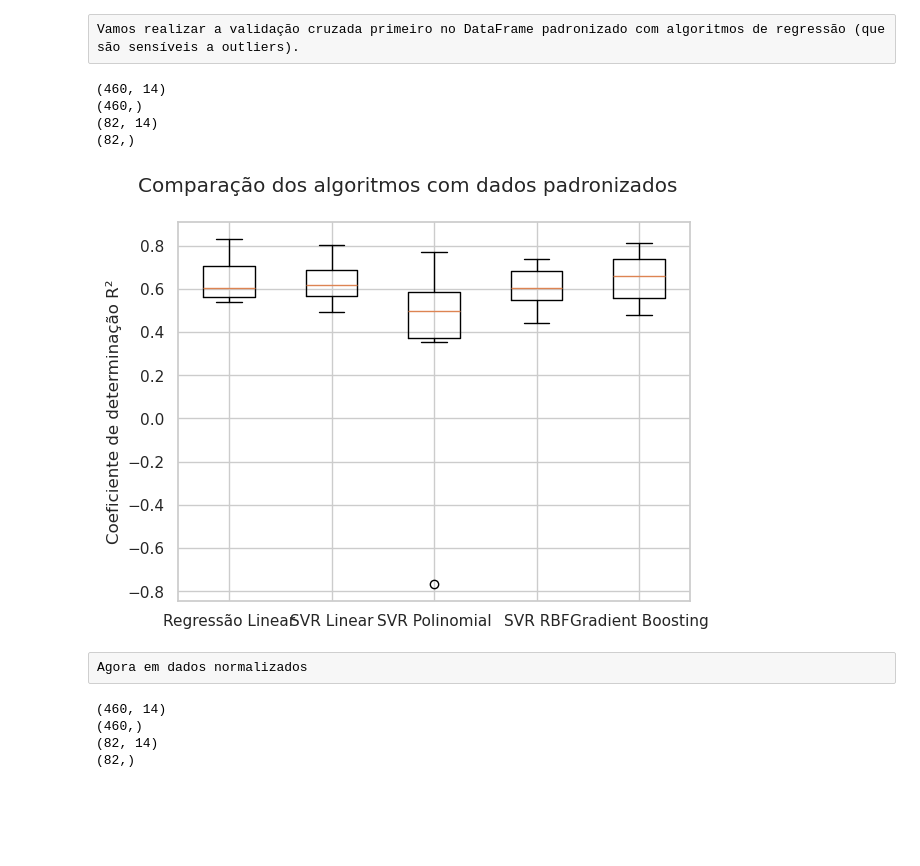
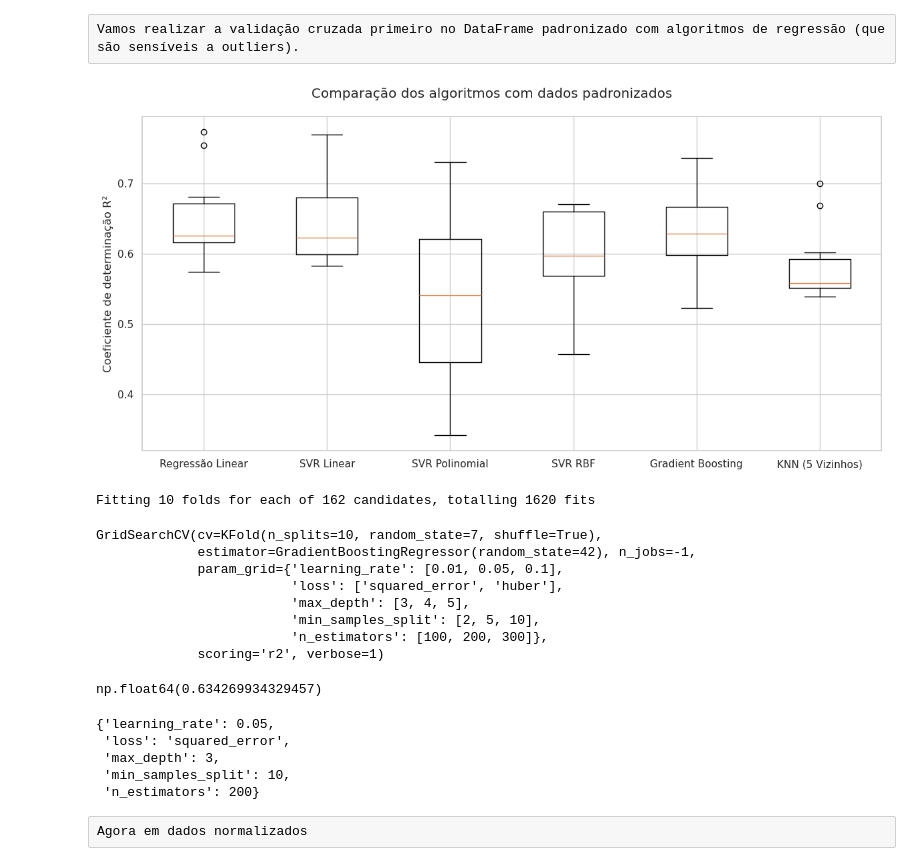
Before and after one commit to hugogsmendes/Houses-prediction, a Jupyter notebook: models_ml/model.ipynb, the cells around one changed output. Cells and saved outputs as stored; diff of their text form; code cells hidden in the pictures; blank space fills up the shorter version.

Commit message:
Ainda na etapa de escolha do melhor modelo

```diff
--- a/models_ml/model.ipynb
+++ b/models_ml/model.ipynb
@@ -657,30 +659,18 @@ plt.show()
 # %% [raw]
 Vamos realizar a validação cruzada primeiro no DataFrame padronizado com algoritmos de regressão (que são sensíveis a outliers).
 # %%
-# Dividindo conjunto de treino e teste
-X = df_limpo_padronizado.drop(columns="preco").values
-Y = df_limpo_padronizado["preco"].values
-
-X_train, X_test, Y_train, Y_test = train_test_split(X, Y, test_size=0.15, random_state=7)
-
-print(X_train.shape)
-print(Y_train.shape)
-
-print(X_test.shape)
-print(Y_test.shape)
+# Dividindo as variáveis
+X_padronizado = df_limpo_padronizado.drop(columns="preco").values # variáveis independentes
+Y_padronizado = df_limpo_padronizado["preco"].values # variável alvo
-# %% [output]
-(460, 14)
-(460,)
-(82, 14)
-(82,)
 # %%
-# Algoritmos de regressão
+# Algoritmos
 models_linear = []
 models_linear.append(("Regressão Linear", LinearRegression()))
 models_linear.append(("SVR Linear", SVR(kernel="linear")))
 models_linear.append(("SVR Polinomial", SVR(kernel="poly")))
 models_linear.append(("SVR RBF", SVR(kernel="rbf")))
 models_linear.append(("Gradient Boosting", GradientBoostingRegressor(random_state=42)))
+models_linear.append(("KNN (5 Vizinhos)", KNeighborsRegressor(n_neighbors=5)))
 # %%
 kfold = KFold(n_splits=10, shuffle=True, random_state=7) # Criando o Kfold
 # %%
@@ -688,18 +678,18 @@ kfold = KFold(n_splits=10, shuffle=True, random_state=7) # Criando o Kfold
 results = []
 names = []
 for name, model in models_linear:
-    results.append(cross_val_score(model, X_train, Y_train, cv=kfold,
+    results.append(cross_val_score(model, X_padronizado, Y_padronizado, cv=kfold,
                                scoring="r2"))
     names.append(name)
 # %%
 # Comparação dos Algoritmos
-fig = plt.figure()
+fig = plt.figure(figsize=(12,6))
 fig.suptitle("Comparação dos algoritmos com dados padronizados")
 ax = fig.add_subplot(111)
 plt.boxplot(results)
 ax.set_xticklabels(names)
 plt.ylabel("Coeficiente de determinação R²")
 plt.tight_layout()
 plt.show()
 # %% [output]
-[figure, old version]
+[figure, new version]
@@ -706,22 +716,33 @@ plt.show()
+# %%
+# Executando a busca
+grid_search.fit(X_padronizado, Y_padronizado)
+# %% [output]
+Fitting 10 folds for each of 162 candidates, totalling 1620 fits
+GridSearchCV(cv=KFold(n_splits=10, random_state=7, shuffle=True),
+             estimator=GradientBoostingRegressor(random_state=42), n_jobs=-1,
+             param_grid={'learning_rate': [0.01, 0.05, 0.1],
+                         'loss': ['squared_error', 'huber'],
+                         'max_depth': [3, 4, 5],
+                         'min_samples_split': [2, 5, 10],
+                         'n_estimators': [100, 200, 300]},
+             scoring='r2', verbose=1)
+# %%
+grid_search.best_score_
+# %% [output]
+np.float64(0.634269934329457)
+# %%
+grid_search.best_params_
+# %% [output]
+{'learning_rate': 0.05,
+ 'loss': 'squared_error',
+ 'max_depth': 3,
+ 'min_samples_split': 10,
+ 'n_estimators': 200}
 # %% [raw]
 Agora em dados normalizados
 # %%
-# Dividindo conjunto de treino e teste
-X = df_limpo_normalizado.drop(columns="preco").values
-Y = df_limpo_normalizado["preco"].values
-
-X_train, X_test, Y_train, Y_test = train_test_split(X, Y, test_size=0.15, random_state=7)
-
-print(X_train.shape)
-print(Y_train.shape)
-
-print(X_test.shape)
-print(Y_test.shape)
+X_normalizado = df_limpo_normalizado.drop(columns="preco").values
+Y_normalizado = df_limpo_normalizado["preco"].values
-# %% [output]
-(460, 14)
-(460,)
-(82, 14)
-(82,)
 # %%
 # Treinamento com dados normalizados
 results = []
```
Also changed, not shown: parts of 6 cells of this notebook.
